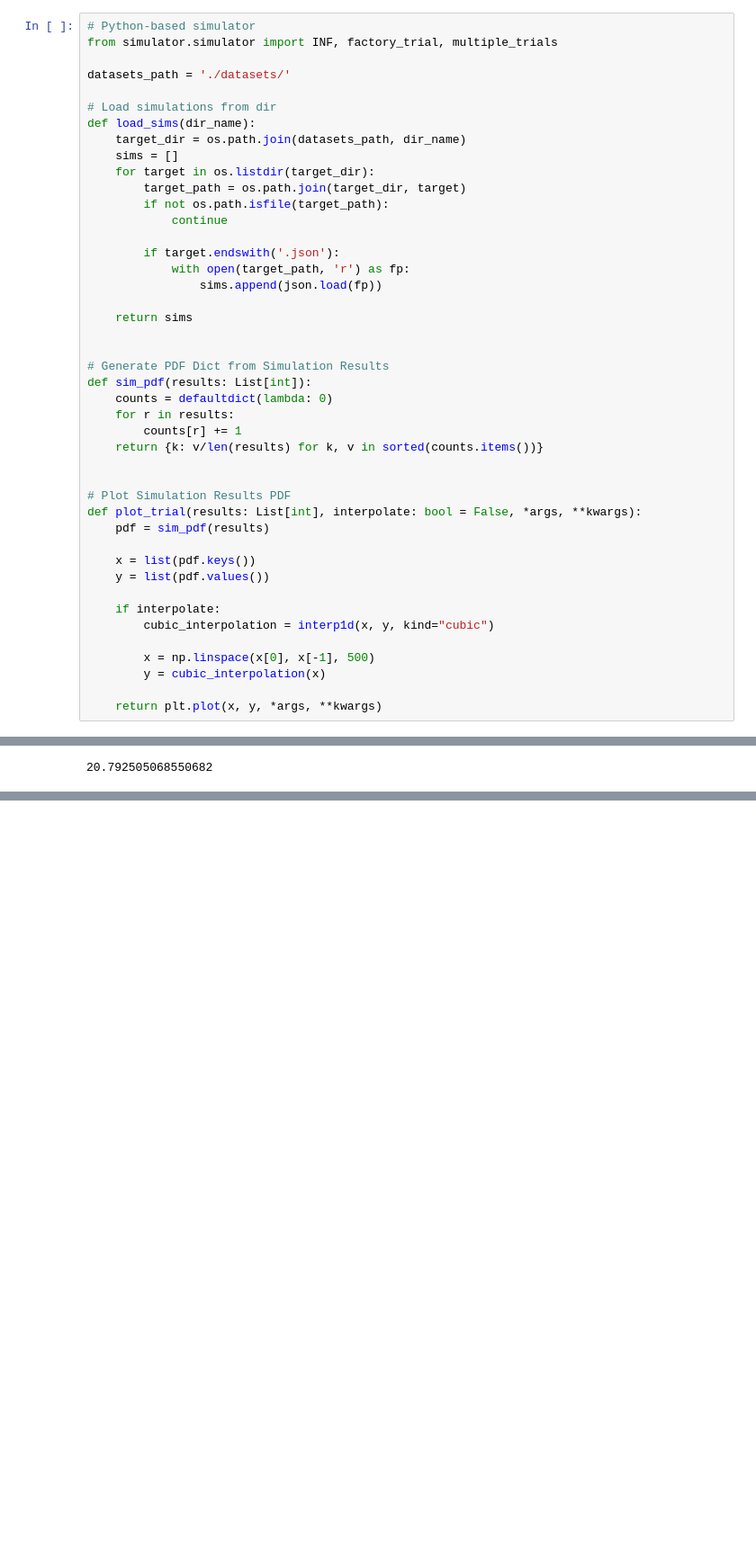
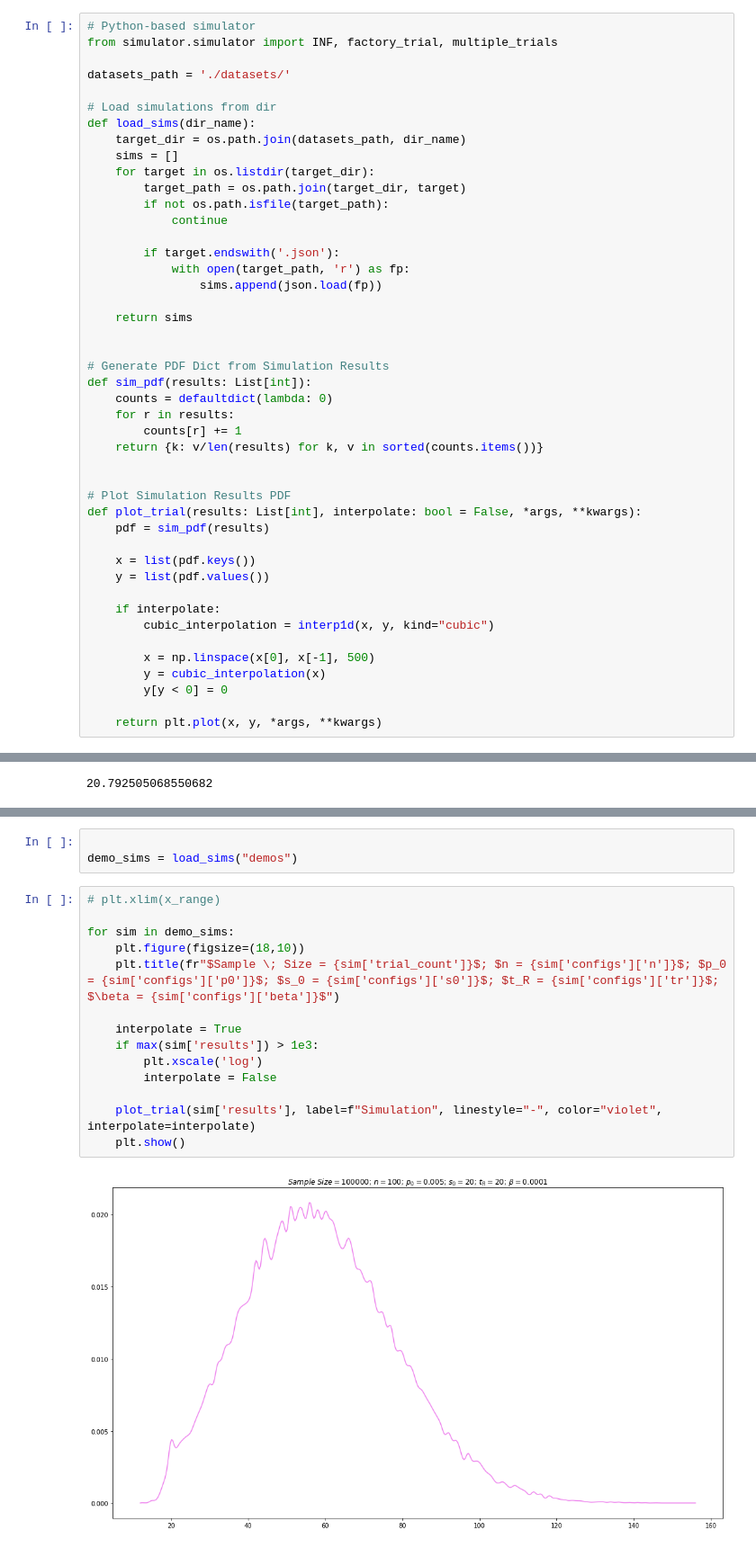
Before and after one commit to DanielHLelis/PROJ1-STAT, a Jupyter notebook: analysis.ipynb, the cells around one changed output, grey strips where cells are left out. Shown at 90% size. Saved outputs shown, nothing was run; the diff lists cells and outputs as text; blank space fills up the shorter version.

Commit message:
q5 plots

```diff
--- a/analysis.ipynb
+++ b/analysis.ipynb
@@ -149,6 +149,7 @@ def plot_trial(results: List[int], interpolate: bool = False, *args, **kwargs):
 
         x = np.linspace(x[0], x[-1], 500)
         y = cubic_interpolation(x)
+        y[y < 0] = 0
 
     return plt.plot(x, y, *args, **kwargs)
 # %% [markdown]
@@ -308,0 +316,19 @@ np.cov(sims_100_001_25[1]['results'], sims_100_001_25[1]['results_z'])[0][1]
+# %%
+
+demo_sims = load_sims("demos")
+# %%
+# plt.xlim(x_range)
+
+for sim in demo_sims:
+    plt.figure(figsize=(18,10))
+    plt.title(fr"$Sample \; Size = {sim['trial_count']}$; $n = {sim['configs']['n']}$; $p_0 = {sim['configs']['p0']}$; $s_0 = {sim['configs']['s0']}$; $t_R = {sim['configs']['tr']}$; $\beta = {sim['configs']['beta']}$")
+
+    interpolate = True
+    if max(sim['results']) > 1e3:
+        plt.xscale('log')
+        interpolate = False
+
+    plot_trial(sim['results'], label=f"Simulation", linestyle="-", color="violet", interpolate=interpolate)
+    plt.show()
+# %% [output]
+[figure, added]
```
Also changed, not shown: parts of 3 cells of this notebook, 14 other files.
